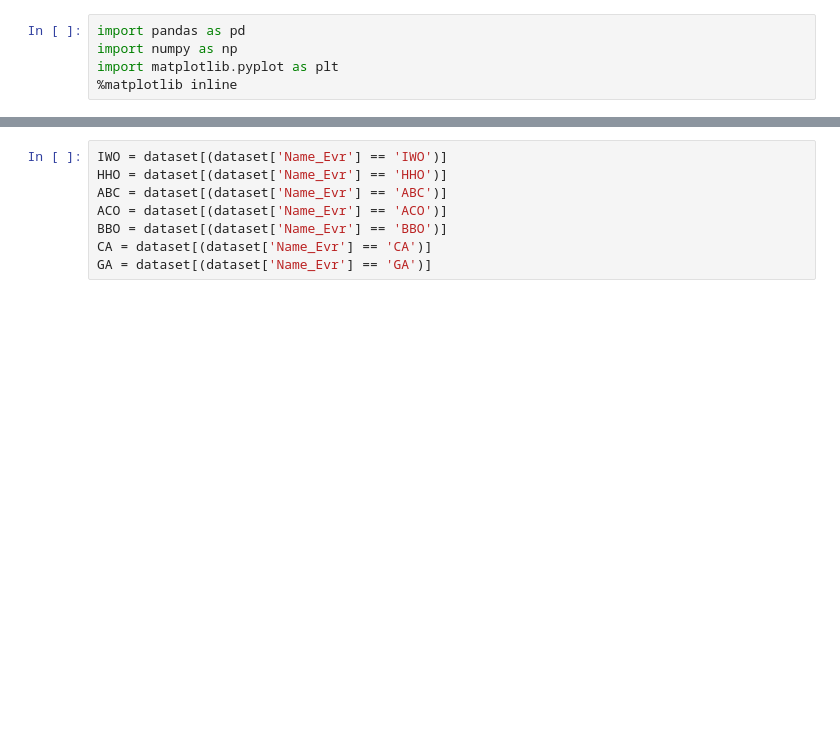
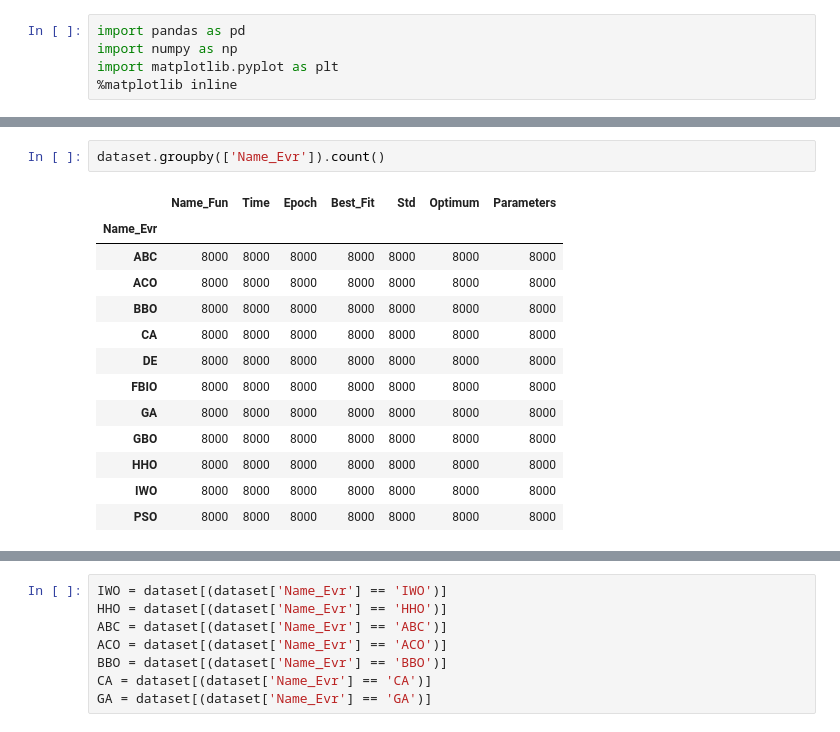
Before and after one commit to pvshebarshin/Comparative-evaluation-of-the-effectiveness-of-metaheuristic-optimization-algorithms, a Jupyter notebook: src/analysis/greaph_result.ipynb, the cells around one changed output, grey strips where cells are left out. Drawn from its saved outputs; the diff is of its cells as text; blank space fills up the shorter version.

```diff
--- a/src/analysis/greaph_result.ipynb
+++ b/src/analysis/greaph_result.ipynb
@@ -23,3 +23,19 @@ dataset
+# %%
+dataset.groupby(['Name_Evr']).count()
+# %% [output]
+|  | Name_Fun | Time | Epoch | Best_Fit | Std | Optimum | Parameters |
+| Name_Evr |  |  |  |  |  |  |  |
+| ABC | 8000 | 8000 | 8000 | 8000 | 8000 | 8000 | 8000 |
+| ACO | 8000 | 8000 | 8000 | 8000 | 8000 | 8000 | 8000 |
+| BBO | 8000 | 8000 | 8000 | 8000 | 8000 | 8000 | 8000 |
+| CA | 8000 | 8000 | 8000 | 8000 | 8000 | 8000 | 8000 |
+| DE | 8000 | 8000 | 8000 | 8000 | 8000 | 8000 | 8000 |
+| FBIO | 8000 | 8000 | 8000 | 8000 | 8000 | 8000 | 8000 |
+| GA | 8000 | 8000 | 8000 | 8000 | 8000 | 8000 | 8000 |
+| GBO | 8000 | 8000 | 8000 | 8000 | 8000 | 8000 | 8000 |
+| HHO | 8000 | 8000 | 8000 | 8000 | 8000 | 8000 | 8000 |
+| IWO | 8000 | 8000 | 8000 | 8000 | 8000 | 8000 | 8000 |
+| PSO | 8000 | 8000 | 8000 | 8000 | 8000 | 8000 | 8000 |
 # %%
 dataset.info()
 # %% [output]
```
Also changed, not shown: parts of 37 cells of this notebook, 7 other files.
